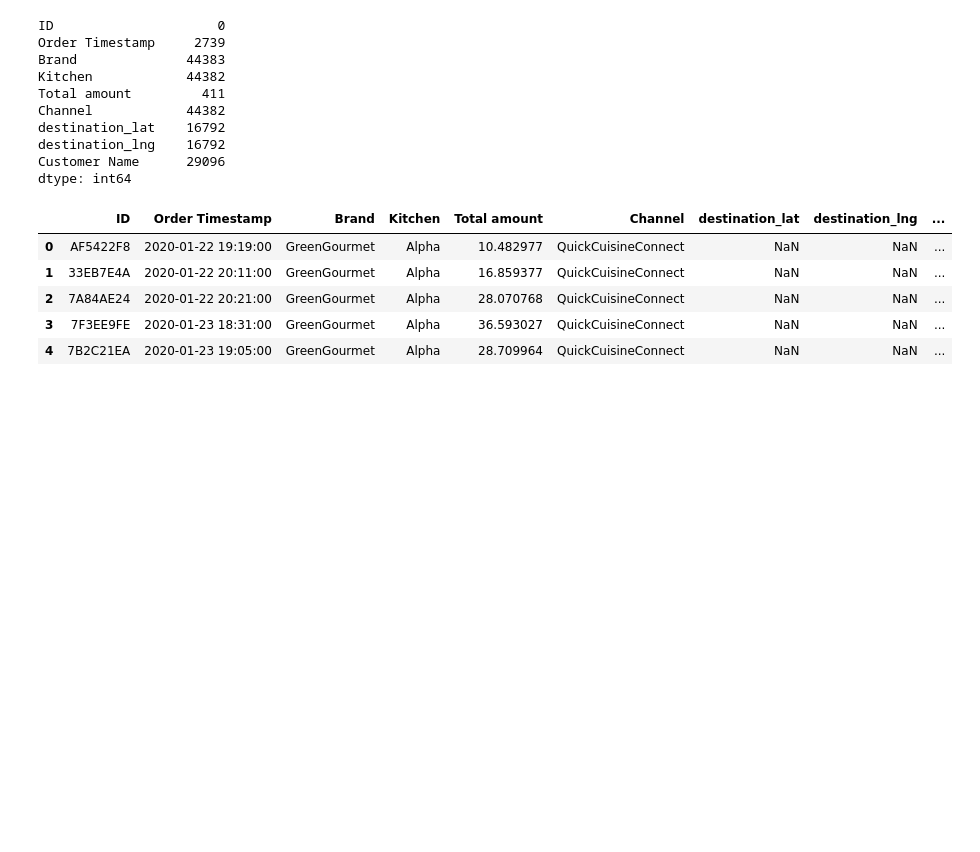
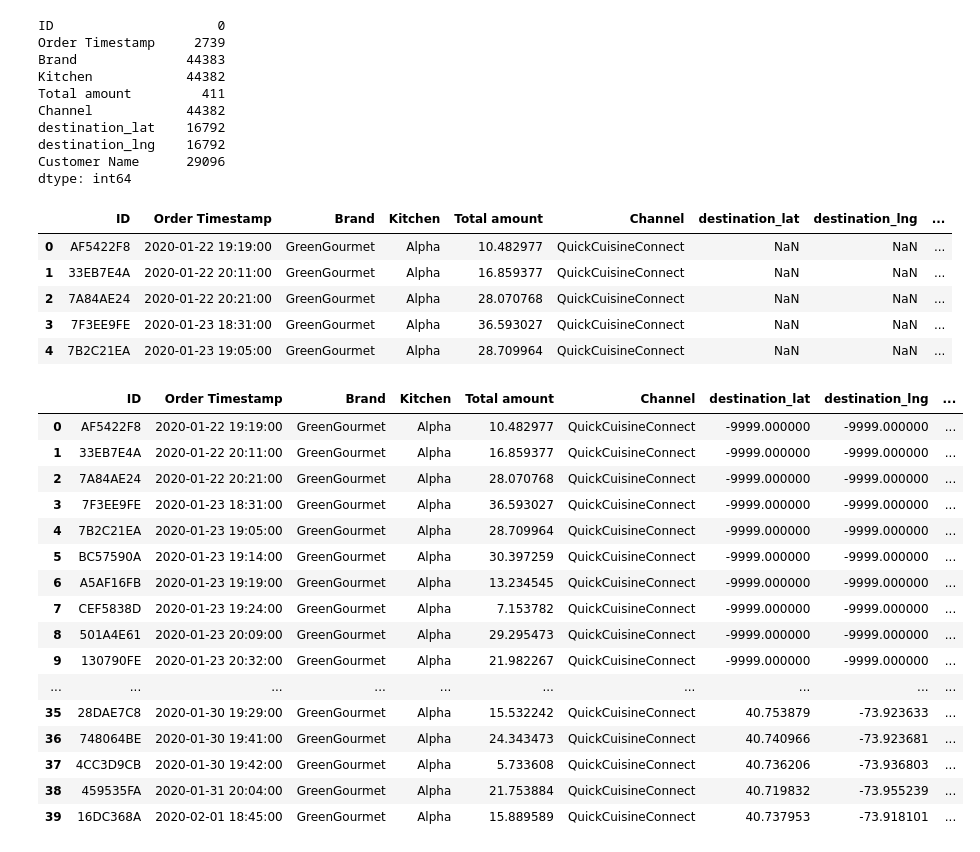
Before and after one commit to turalmsyv/data-intelligence-engineer-project, a Jupyter notebook: Data Processing & Cleaning/data describe and cleaning.ipynb, the cells around one changed output. Drawn from its saved outputs; the diff is of its cells as text; code cells hidden in the pictures; blank space fills up the shorter version.

Commit message:
determine order delivery type and destination value manipulation

```diff
--- a/Data Processing & Cleaning/data describe and cleaning.ipynb
+++ b/Data Processing & Cleaning/data describe and cleaning.ipynb
@@ -107,10 +107,39 @@ data.head(5)
 | 2 | 7A84AE24 | 2020-01-22 20:21:00 | GreenGourmet | Alpha | 28.070768 | QuickCuisineConnect | NaN | NaN | ... |
 | 3 | 7F3EE9FE | 2020-01-23 18:31:00 | GreenGourmet | Alpha | 36.593027 | QuickCuisineConnect | NaN | NaN | ... |
 | 4 | 7B2C21EA | 2020-01-23 19:05:00 | GreenGourmet | Alpha | 28.709964 | QuickCuisineConnect | NaN | NaN | ... |
-# %%
-# # data manipulation for destination metrics using Customer name column for each value , it takes 1 st value from Customer all the time
-data['destination_lat'] = data.groupby('Customer Name')['destination_lat'].transform(lambda x: x.ffill().bfill())
-data['destination_lng'] = data.groupby('Customer Name')['destination_lng'].transform(lambda x: x.ffill().bfill())
+# %%
+# Replace null destination values with -9999 for geospatial analysis
+data[['destination_lat', 'destination_lng']] = data[['destination_lat', 'destination_lng']].fillna(-9999)
+
+# Define a function to determine the order delivery type
+def determine_delivery_type(row):
+    if row['destination_lat'] == -9999 and row['destination_lng'] == -9999:
+        return '3rd party service/Pickup'
+    else:
+        return 'Restaurant delivery'
+
+# Apply the function to each row in the dataframe
+data['Order_delivery_type'] = data.apply(determine_delivery_type, axis=1)
+
+data.head(40)
+# %% [output]
+|  | ID | Order Timestamp | Brand | Kitchen | Total amount | Channel | destination_lat | destination_lng | ... |
+| 0 | AF5422F8 | 2020-01-22 19:19:00 | GreenGourmet | Alpha | 10.482977 | QuickCuisineConnect | -9999.000000 | -9999.000000 | ... |
+| 1 | 33EB7E4A | 2020-01-22 20:11:00 | GreenGourmet | Alpha | 16.859377 | QuickCuisineConnect | -9999.000000 | -9999.000000 | ... |
+| 2 | 7A84AE24 | 2020-01-22 20:21:00 | GreenGourmet | Alpha | 28.070768 | QuickCuisineConnect | -9999.000000 | -9999.000000 | ... |
+| 3 | 7F3EE9FE | 2020-01-23 18:31:00 | GreenGourmet | Alpha | 36.593027 | QuickCuisineConnect | -9999.000000 | -9999.000000 | ... |
+| 4 | 7B2C21EA | 2020-01-23 19:05:00 | GreenGourmet | Alpha | 28.709964 | QuickCuisineConnect | -9999.000000 | -9999.000000 | ... |
+| 5 | BC57590A | 2020-01-23 19:14:00 | GreenGourmet | Alpha | 30.397259 | QuickCuisineConnect | -9999.000000 | -9999.000000 | ... |
+| 6 | A5AF16FB | 2020-01-23 19:19:00 | GreenGourmet | Alpha | 13.234545 | QuickCuisineConnect | -9999.000000 | -9999.000000 | ... |
+| 7 | CEF5838D | 2020-01-23 19:24:00 | GreenGourmet | Alpha | 7.153782 | QuickCuisineConnect | -9999.000000 | -9999.000000 | ... |
+| 8 | 501A4E61 | 2020-01-23 20:09:00 | GreenGourmet | Alpha | 29.295473 | QuickCuisineConnect | -9999.000000 | -9999.000000 | ... |
+| 9 | 130790FE | 2020-01-23 20:32:00 | GreenGourmet | Alpha | 21.982267 | QuickCuisineConnect | -9999.000000 | -9999.000000 | ... |
+| ... | ... | ... | ... | ... | ... | ... | ... | ... | ... |
+| 35 | 28DAE7C8 | 2020-01-30 19:29:00 | GreenGourmet | Alpha | 15.532242 | QuickCuisineConnect | 40.753879 | -73.923633 | ... |
+| 36 | 748064BE | 2020-01-30 19:41:00 | GreenGourmet | Alpha | 24.343473 | QuickCuisineConnect | 40.740966 | -73.923681 | ... |
+| 37 | 4CC3D9CB | 2020-01-30 19:42:00 | GreenGourmet | Alpha | 5.733608 | QuickCuisineConnect | 40.736206 | -73.936803 | ... |
+| 38 | 459535FA | 2020-01-31 20:04:00 | GreenGourmet | Alpha | 21.753884 | QuickCuisineConnect | 40.719832 | -73.955239 | ... |
+| 39 | 16DC368A | 2020-02-01 18:45:00 | GreenGourmet | Alpha | 15.889589 | QuickCuisineConnect | 40.737953 | -73.918101 | ... |
 # %%
 # Save the modified dataset back to a file
 data.to_csv(r'C:\Users\Admin\Documents\Data Intelligence Engineer project\Task Files\cleaned-dataset_with_location_manipulation.csv', index=False)
```
